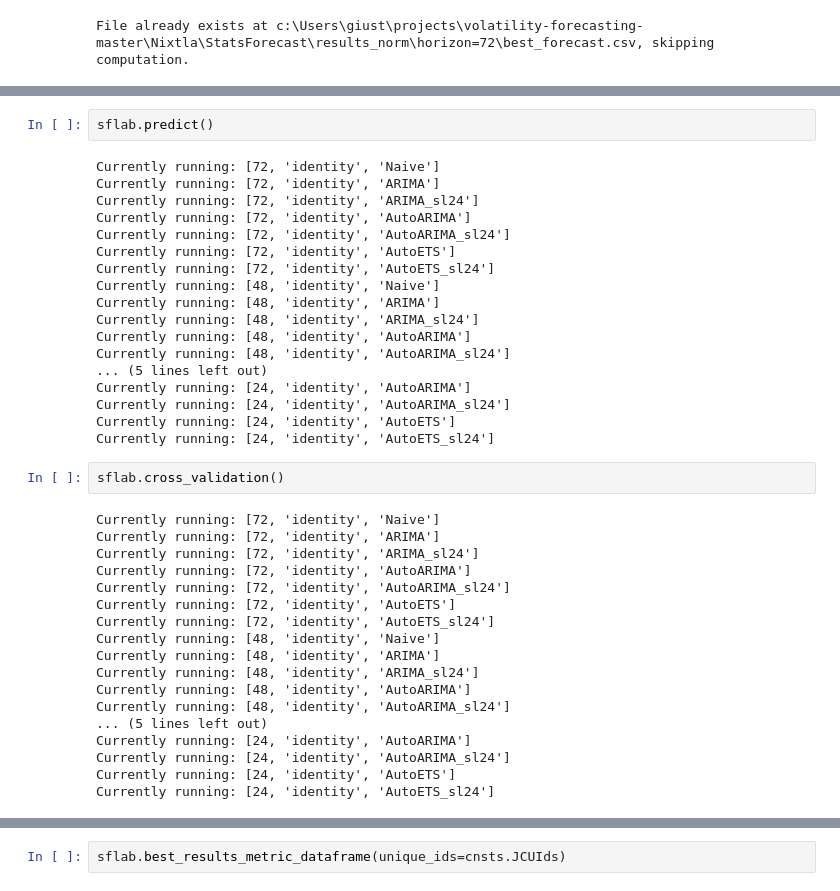
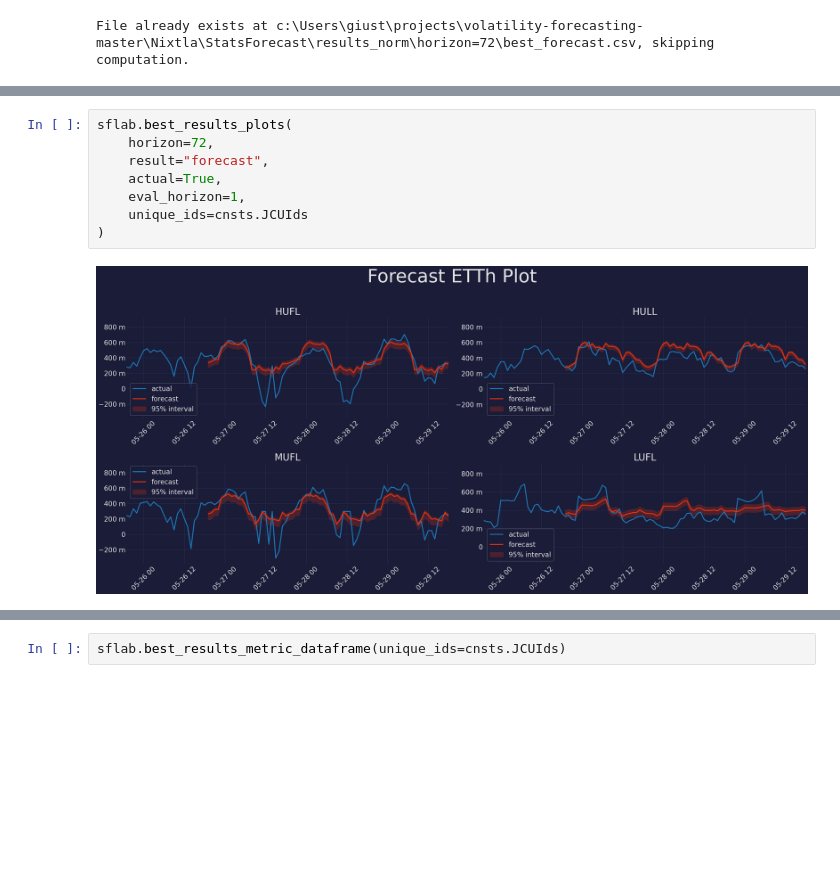
Before and after one commit to Just-Luca/StatsForecastLab, a Jupyter notebook: test_statsforecastlab.ipynb, the cells around one changed output, grey strips where cells are left out. Drawn from its saved outputs; the diff is of its cells as text; blank space fills up the shorter version.

```diff
--- a/test_statsforecastlab.ipynb
+++ b/test_statsforecastlab.ipynb
@@ -143,41 +41,11 @@ sflab.best_results_prediction_dataframe()
-# %%
-sflab.predict()
-# %% [output]
-Currently running: [72, 'identity', 'Naive']
-Currently running: [72, 'identity', 'ARIMA']
-Currently running: [72, 'identity', 'ARIMA_sl24']
-Currently running: [72, 'identity', 'AutoARIMA']
-Currently running: [72, 'identity', 'AutoARIMA_sl24']
-Currently running: [72, 'identity', 'AutoETS']
-Currently running: [72, 'identity', 'AutoETS_sl24']
-Currently running: [48, 'identity', 'Naive']
-Currently running: [48, 'identity', 'ARIMA']
-Currently running: [48, 'identity', 'ARIMA_sl24']
-Currently running: [48, 'identity', 'AutoARIMA']
-Currently running: [48, 'identity', 'AutoARIMA_sl24']
-... (5 lines left out)
-Currently running: [24, 'identity', 'AutoARIMA']
-Currently running: [24, 'identity', 'AutoARIMA_sl24']
-Currently running: [24, 'identity', 'AutoETS']
-Currently running: [24, 'identity', 'AutoETS_sl24']
-# %%
-sflab.cross_validation()
-# %% [output]
-Currently running: [72, 'identity', 'Naive']
-Currently running: [72, 'identity', 'ARIMA']
-Currently running: [72, 'identity', 'ARIMA_sl24']
-Currently running: [72, 'identity', 'AutoARIMA']
-Currently running: [72, 'identity', 'AutoARIMA_sl24']
-Currently running: [72, 'identity', 'AutoETS']
-Currently running: [72, 'identity', 'AutoETS_sl24']
-Currently running: [48, 'identity', 'Naive']
-Currently running: [48, 'identity', 'ARIMA']
-Currently running: [48, 'identity', 'ARIMA_sl24']
-Currently running: [48, 'identity', 'AutoARIMA']
-Currently running: [48, 'identity', 'AutoARIMA_sl24']
-... (5 lines left out)
-Currently running: [24, 'identity', 'AutoARIMA']
-Currently running: [24, 'identity', 'AutoARIMA_sl24']
-Currently running: [24, 'identity', 'AutoETS']
-Currently running: [24, 'identity', 'AutoETS_sl24']
+# %%
+sflab.best_results_plots(
+    horizon=72,
+    result="forecast",
+    actual=True,
+    eval_horizon=1,
+    unique_ids=cnsts.JCUIds
+)
+# %% [output]
+[figure, added]
 # %%
```
Also changed, not shown: parts of 14 cells of this notebook, 4 other files.
